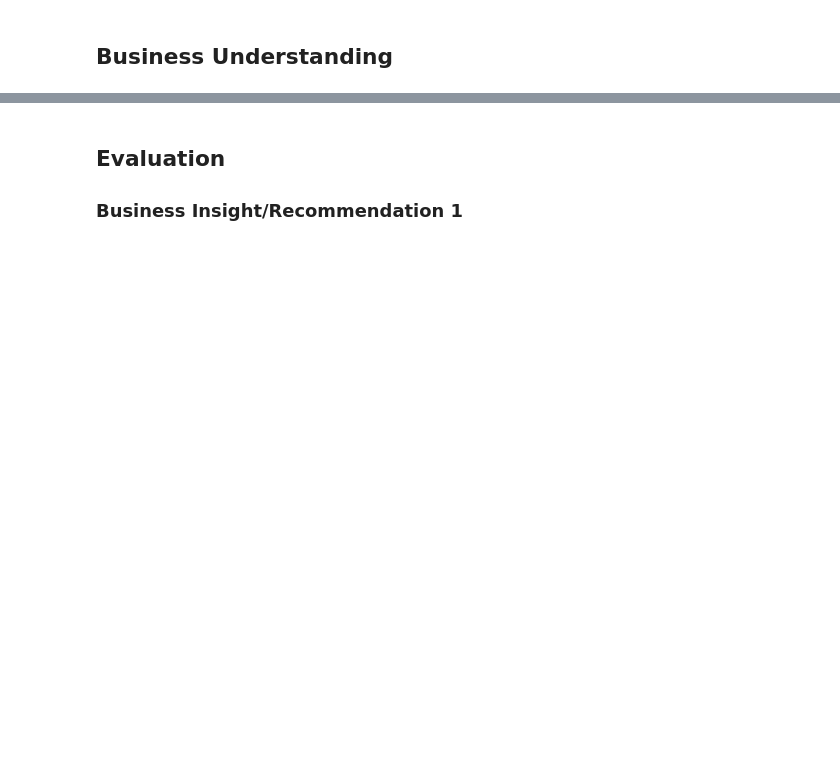
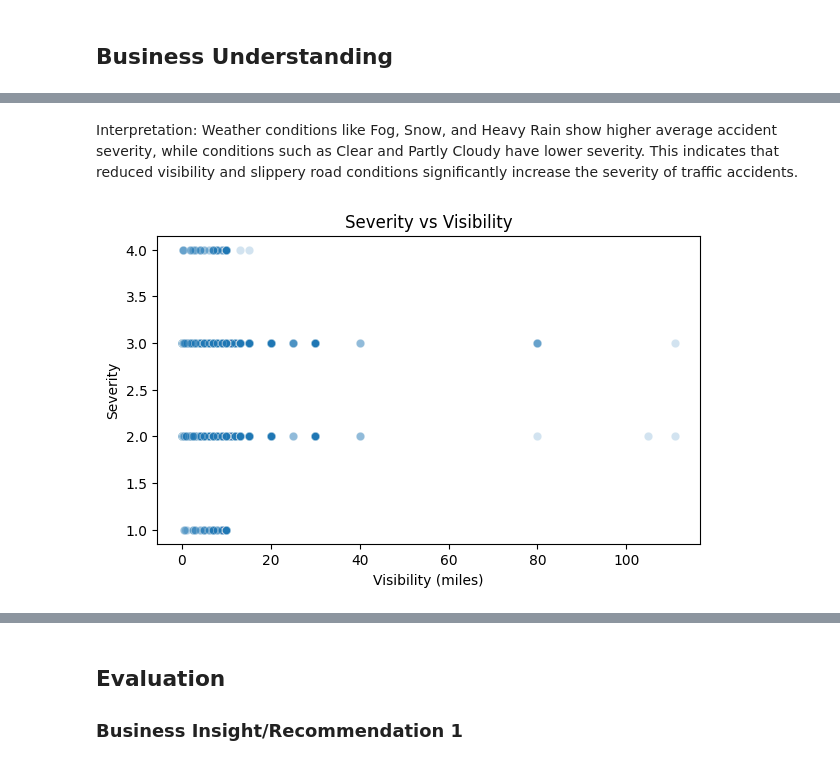
Before and after one commit to ylstha1234/us-traffic-accidents-analysis, a Jupyter notebook: DS_Capstone_Notebook.ipynb, the cells around one changed output, grey strips where cells are left out. Saved outputs shown, nothing was run; the diff lists cells and outputs as text; code cells hidden in the pictures; blank space fills up the shorter version.

```diff
--- a/DS_Capstone_Notebook.ipynb
+++ b/DS_Capstone_Notebook.ipynb
@@ -25,0 +313,22 @@ Text here
+# %%
+# Based on skewness results, only a few variables truly need outlier treatment
+# Apply Log / sqrt transform for extreme skew and IQR capping only for those selected columns
+# Columns selected based on skewness
+high_skew_cols = ['Wind_Speed(mph)', 'Distance(mi)', 'Pressure(in)']
+
+# Apply transformations
+df['Wind_Speed(mph)'] = np.sqrt(df['Wind_Speed(mph)'])
+df['Distance(mi)'] = np.log1p(df['Distance(mi)'])
+df['Pressure(in)'] = np.log1p(df['Pressure(in)'])
+
+# IQR capping ONLY on transformed high-skew columns
+Q1 = df[high_skew_cols].quantile(0.25)
+Q3 = df[high_skew_cols].quantile(0.75)
+IQR = Q3 - Q1
+
+lower = Q1 - 1.5 * IQR
+upper = Q3 + 1.5 * IQR
+
+df[high_skew_cols] = df[high_skew_cols].clip(lower=lower, upper=upper, axis=1)
+
+print("n\Outliers addressed for highly skewed numeric variables.")
@@ -25,0 +450,12 @@ Text here
+# %% [markdown]
+Interpretation: Weather conditions like Fog, Snow, and Heavy Rain show higher average accident severity, while conditions such as Clear and Partly Cloudy have lower severity. This indicates that reduced visibility and slippery road conditions significantly increase the severity of traffic accidents.
+# %%
+# Visibility vs Severity
+plt.figure(figsize=(7,4))
+sns.scatterplot(data=df, x='Visibility(mi)', y='Severity', alpha=0.2)
+plt.title("Severity vs Visibility")
+plt.xlabel("Visibility (miles)")
+plt.ylabel("Severity")
+plt.show()
+# %% [output]
+[figure, added]
```
Also changed, not shown: parts of 95 cells of this notebook.
